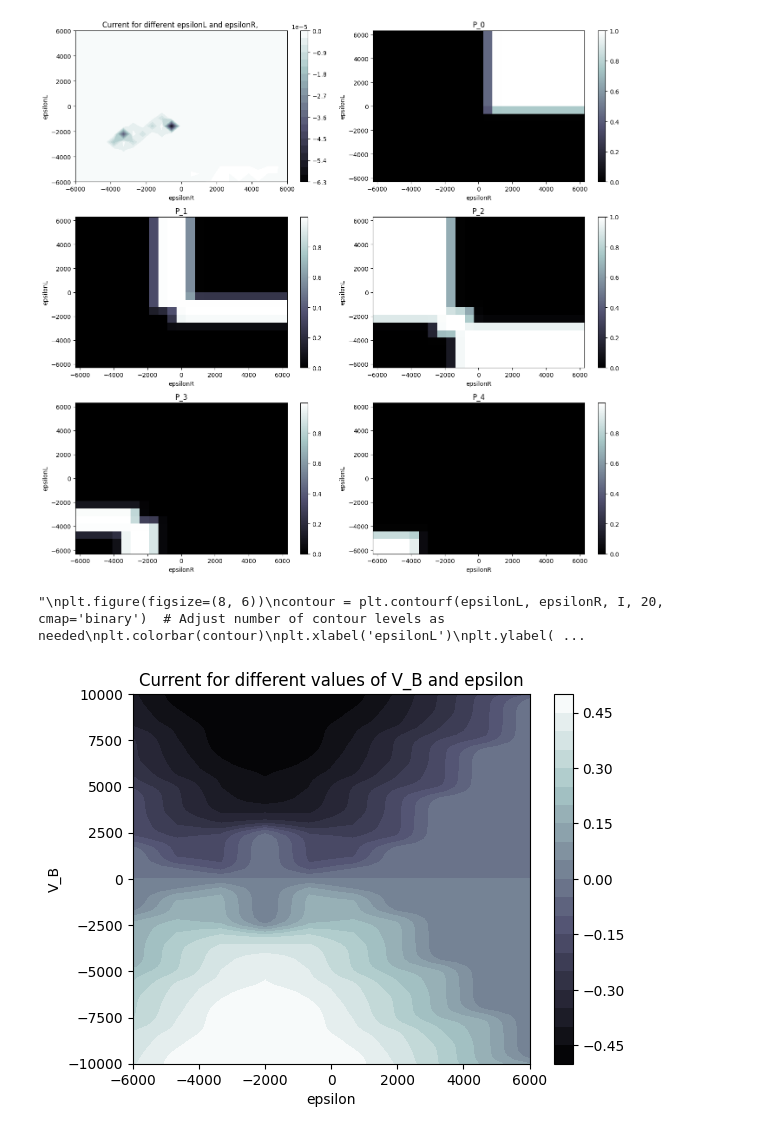
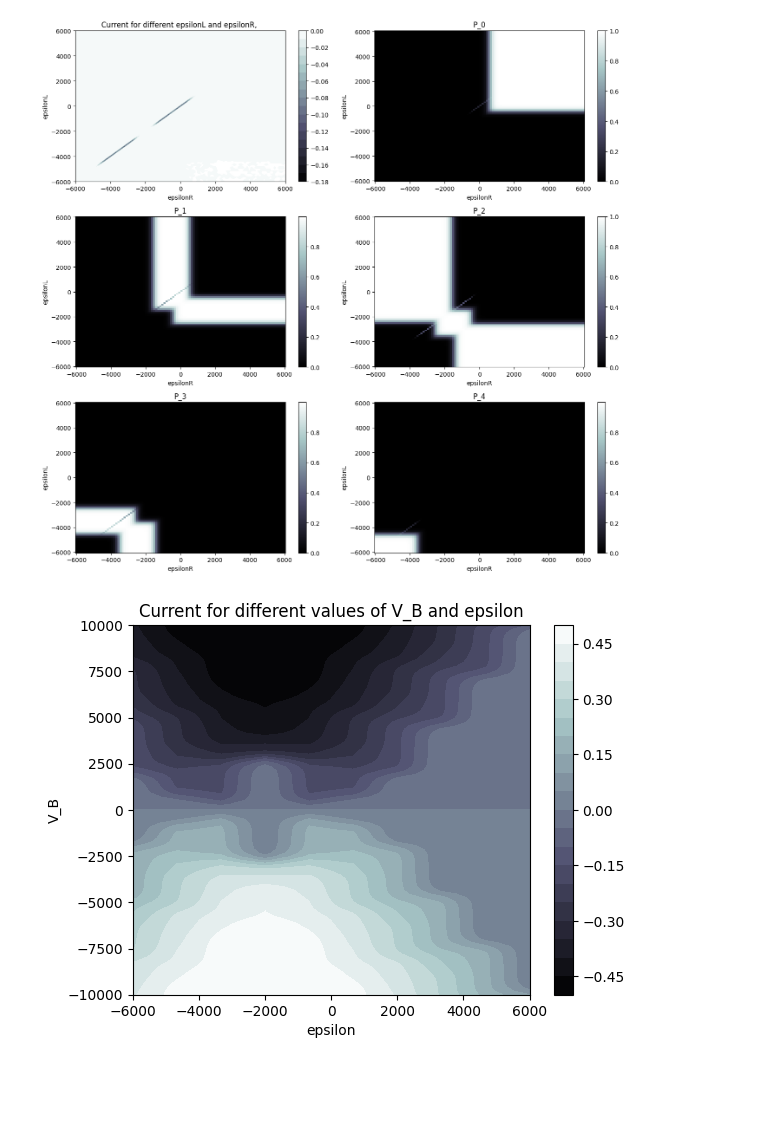
Before and after one commit to myIntSet/thermoelectrics, a Jupyter notebook: current and P plots.ipynb, the cells around one changed output. Drawn from its saved outputs; the diff is of its cells as text; code cells hidden in the pictures; blank space fills up the shorter version.

```diff
--- a/current and P plots.ipynb
+++ b/current and P plots.ipynb
@@ -9,8 +13,8 @@ from matplotlib import colors
 # %%
 #--SETUP: ---------------------------------------------------------------------------------
 eLow, eHigh = -6000, 6000
-epsilons_L = np.linspace(eLow, eHigh,20)
-epsilons_R = np.linspace(eLow, eHigh, 23)
+epsilons_L = np.linspace(eLow, eHigh,100)
+epsilons_R = np.linspace(eLow, eHigh, 100)
 omega = 0.4
 u_intra = 2000
 u_inter = 1000
@@ -71,46 +75,34 @@ axes[0,1].set_title('P_0')
 axes[0,1].set_xlabel('epsilonR')
 axes[0,1].set_ylabel('epsilonL')
 
 contour = axes[1,0].pcolormesh(eps_R_mesh, eps_L_mesh, Prob[1], shading='auto', cmap='bone')
 fig.colorbar(contour, ax=axes[1,0])
 axes[1,0].set_xlabel('epsilonR')
 axes[1,0].set_ylabel('epsilonL')
 axes[1,0].set_title('P_1')
 
 contour = axes[1,1].pcolormesh(eps_R_mesh, eps_L_mesh, Prob[2], shading='auto', cmap='bone')
 fig.colorbar(contour, ax=axes[1,1])
 axes[1,1].set_title('P_2')
 axes[1,1].set_xlabel('epsilonR')
 axes[1,1].set_ylabel('epsilonL')
 
 contour = axes[2,0].pcolormesh(eps_R_mesh, eps_L_mesh, Prob[3], shading='auto', cmap='bone')
 fig.colorbar(contour, ax=axes[2,0])
 axes[2,0].set_xlabel('epsilonR')
 axes[2,0].set_ylabel('epsilonL')
 axes[2,0].set_title('P_3')
 
 contour = axes[2,1].pcolormesh(eps_R_mesh, eps_L_mesh, Prob[4], shading='auto', cmap='bone')
 fig.colorbar(contour, ax=axes[2,1])
 axes[2,1].set_title('P_4')
 axes[2,1].set_xlabel('epsilonR')
 axes[2,1].set_ylabel('epsilonL')
 
 plt.tight_layout()  # Adjust layout to prevent overlap
 plt.show()
-
-
-'''
-plt.figure(figsize=(8, 6))
-contour = plt.contourf(epsilonL, epsilonR, I, 20, cmap='binary')  # Adjust number of contour levels as needed
-plt.colorbar(contour)
-plt.xlabel('epsilonL')
-plt.ylabel('epsilonR')
-plt.title('Current for different epsilonL and epsilonR, ')
-plt.show()
-'''
 # %% [output]
-[figure, old version]
+[figure, new version]
-"\nplt.figure(figsize=(8, 6))\ncontour = plt.contourf(epsilonL, epsilonR, I, 20, cmap='binary')  # Adjust number of contour levels as needed\nplt.colorbar(contour)\nplt.xlabel('epsilonL')\nplt.ylabel( ...
 # %%
 #COLOUMB DIAMONDS
 V_B = np.linspace(-10000,10000, 100)
```
Also changed, not shown: parts of 1 cell of this notebook, 15 other files.
